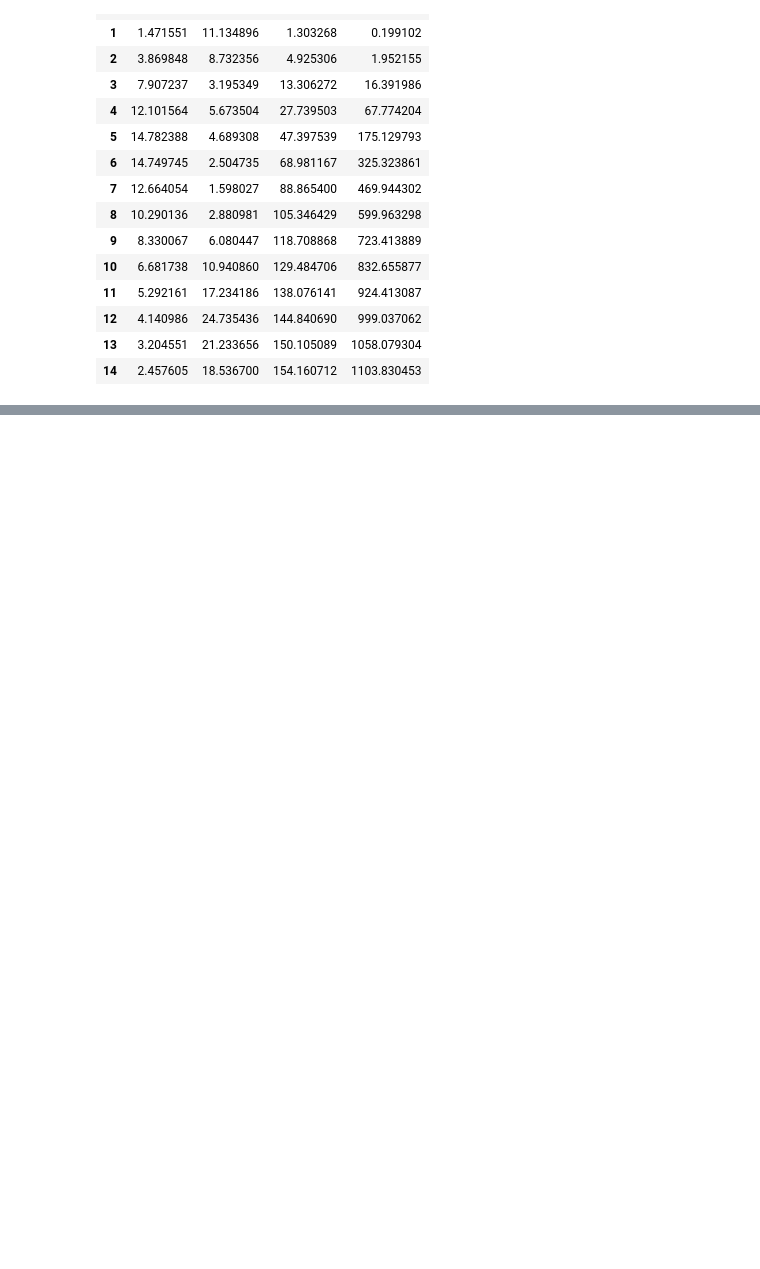
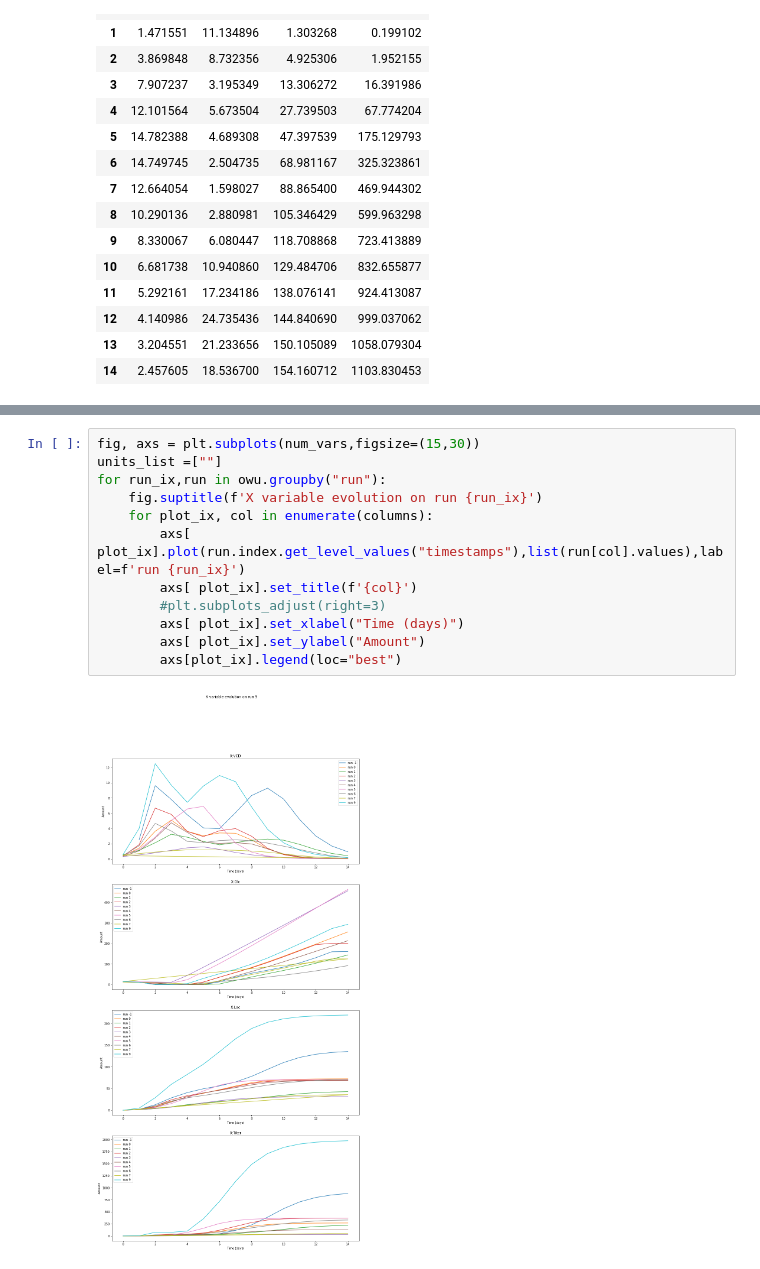
Before and after one commit to japolak/datahow-course-scripts, a Jupyter notebook: scripts/00_Process_Characterization.ipynb, the cells around one changed output, grey strips where cells are left out. Cells and saved outputs as stored; diff of their text form; blank space fills up the shorter version.

```diff
--- a/scripts/00_Process_Characterization.ipynb
+++ b/scripts/00_Process_Characterization.ipynb
@@ -211,0 +221,14 @@ outputs_std_error = [0,0,0,0,0] # absolute error on [VCD, Glc, Lac, Titer, Aggr]
+# %%
+fig, axs = plt.subplots(num_vars,figsize=(15,30))
+units_list =[""]
+for run_ix,run in owu.groupby("run"):
+    fig.suptitle(f'X variable evolution on run {run_ix}')
+    for plot_ix, col in enumerate(columns):
+        axs[ plot_ix].plot(run.index.get_level_values("timestamps"),list(run[col].values),label=f'run {run_ix}')
+        axs[ plot_ix].set_title(f'{col}')
+        #plt.subplots_adjust(right=3)
+        axs[ plot_ix].set_xlabel("Time (days)")
+        axs[ plot_ix].set_ylabel("Amount")
+        axs[plot_ix].legend(loc="best")
+# %% [output]
+[figure, added]
```
Also changed, not shown: parts of 23 cells of this notebook.
